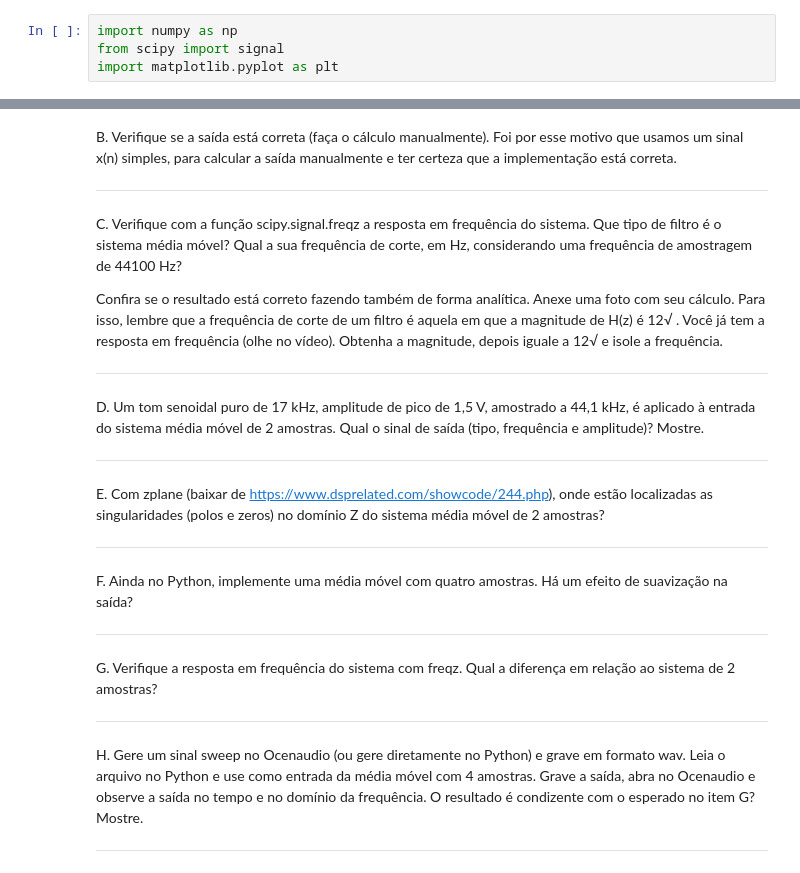
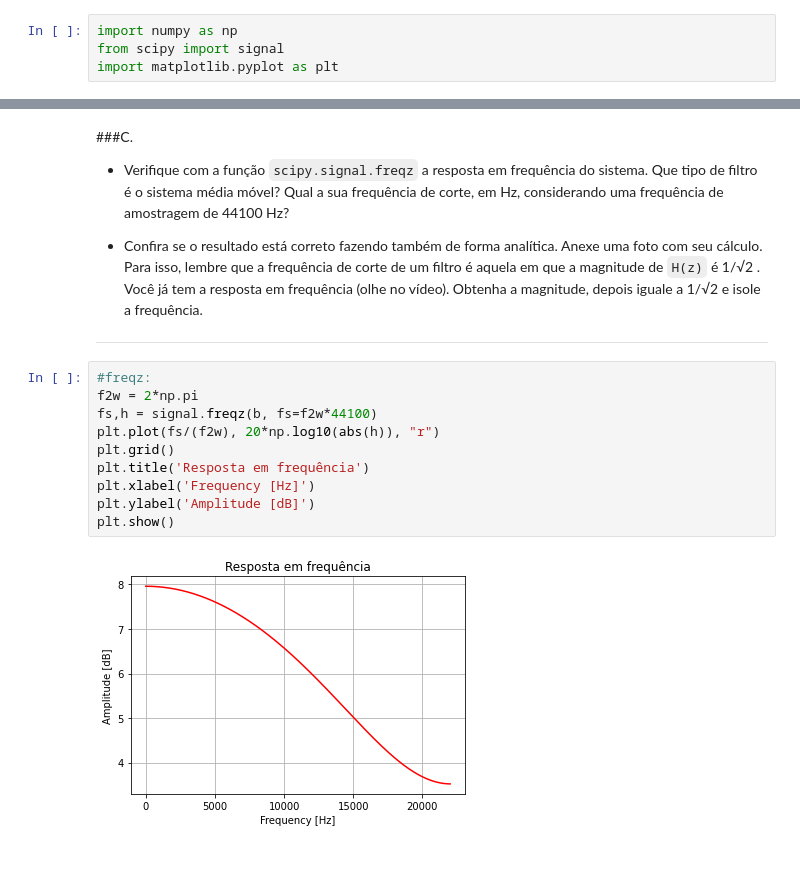
Before and after one commit to victoriafabris/disciplina-dsp-audio-video, a Jupyter notebook: atividade3/atividade_3.ipynb, the cells around one changed output, grey strips where cells are left out. Saved outputs shown, nothing was run; the diff lists cells and outputs as text.

Commit message:
added freqz and fft.fft functions

```diff
--- a/atividade3/atividade_3.ipynb
+++ b/atividade3/atividade_3.ipynb
@@ -25,23 +45,18 @@ plt.show()
 # %% [markdown]
-B. Verifique se a saída está correta (faça o cálculo manualmente). Foi por esse motivo que usamos um sinal  x(n)  simples, para calcular a saída manualmente e ter certeza que a implementação está correta.
+###C.
+- Verifique com a função `scipy.signal.freqz` a resposta em frequência do sistema. Que tipo de filtro é o sistema média móvel? Qual a sua frequência de corte, em Hz, considerando uma frequência de amostragem de 44100 Hz?
+
+- Confira se o resultado está correto fazendo também de forma analítica. Anexe uma foto com seu cálculo. Para isso, lembre que a frequência de corte de um filtro é aquela em que a magnitude de  `H(z)`  é  1/√2 . Você já tem a resposta em frequência (olhe no vídeo). Obtenha a magnitude, depois iguale a 1/√2  e isole a frequência.
 ___
-
-C. Verifique com a função scipy.signal.freqz a resposta em frequência do sistema. Que tipo de filtro é o sistema média móvel? Qual a sua frequência de corte, em Hz, considerando uma frequência de amostragem de 44100 Hz?
-
-Confira se o resultado está correto fazendo também de forma analítica. Anexe uma foto com seu cálculo. Para isso, lembre que a frequência de corte de um filtro é aquela em que a magnitude de  H(z)  é  12√ . Você já tem a resposta em frequência (olhe no vídeo). Obtenha a magnitude, depois iguale a  12√  e isole a frequência.
-___
-
-D. Um tom senoidal puro de 17 kHz, amplitude de pico de 1,5 V, amostrado a 44,1 kHz, é aplicado à entrada do sistema média móvel de 2 amostras. Qual o sinal de saída (tipo, frequência e amplitude)? Mostre.
-___
-
-E. Com zplane (baixar de https://www.dsprelated.com/showcode/244.php), onde estão localizadas as singularidades (polos e zeros) no domínio Z do sistema média móvel de 2 amostras?
-___
-
-F. Ainda no Python, implemente uma média móvel com quatro amostras. Há um efeito de suavização na saída?
-___
-
-G. Verifique a resposta em frequência do sistema com freqz. Qual a diferença em relação ao sistema de 2 amostras?
-___
-
-H. Gere um sinal sweep no Ocenaudio (ou gere diretamente no Python) e grave em formato wav. Leia o arquivo no Python e use como entrada da média móvel com 4 amostras. Grave a saída, abra no Ocenaudio e observe a saída no tempo e no domínio da frequência. O resultado é condizente com o esperado no item G? Mostre.
-___
+# %%
+#freqz:
+f2w = 2*np.pi
+fs,h = signal.freqz(b, fs=f2w*44100)
+plt.plot(fs/(f2w), 20*np.log10(abs(h)), "r")
+plt.grid()
+plt.title('Resposta em frequência')
+plt.xlabel('Frequency [Hz]')
+plt.ylabel('Amplitude [dB]')
+plt.show()
+# %% [output]
+[figure, added]
```
Also changed, not shown: parts of 11 cells of this notebook.
